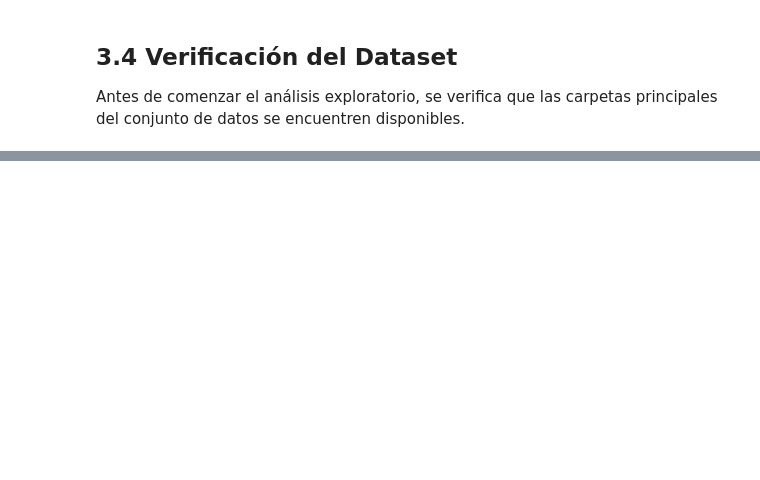
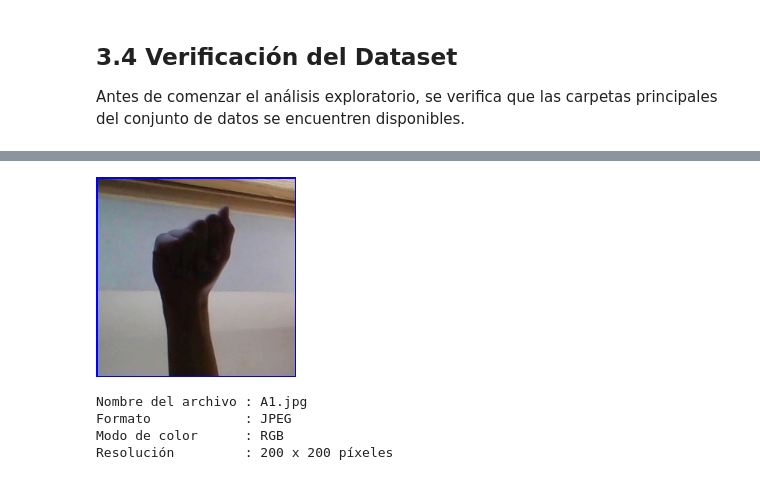
Before and after one commit to Emadlgg/Data_Science, a Jupyter notebook: Lab-DeepLearning/notebooks/Lab_DeepLearning.ipynb, the cells around one changed output, grey strips where cells are left out. Drawn from its saved outputs; the diff is of its cells as text; code cells hidden in the pictures; blank space fills up the shorter version.

```diff
--- a/Lab-DeepLearning/notebooks/Lab_DeepLearning.ipynb
+++ b/Lab-DeepLearning/notebooks/Lab_DeepLearning.ipynb
@@ -97,0 +256,21 @@ print(f"Número de imágenes en Test: {len(list(TEST_PATH.glob('*')))}")
+# %%
+sample_image_path = next((TRAIN_PATH / "A").glob("*"))
+
+sample_image = Image.open(sample_image_path)
+
+sample_image
+# %% [output]
+[figure, added]
+# %%
+print(f"Nombre del archivo : {sample_image_path.name}")
+
+print(f"Formato            : {sample_image.format}")
+
+print(f"Modo de color      : {sample_image.mode}")
+
+print(f"Resolución         : {sample_image.size[0]} x {sample_image.size[1]} píxeles")
+# %% [output]
+Nombre del archivo : A1.jpg
+Formato            : JPEG
+Modo de color      : RGB
+Resolución         : 200 x 200 píxeles
```
Also changed, not shown: parts of 65 cells of this notebook, 2 other files.
